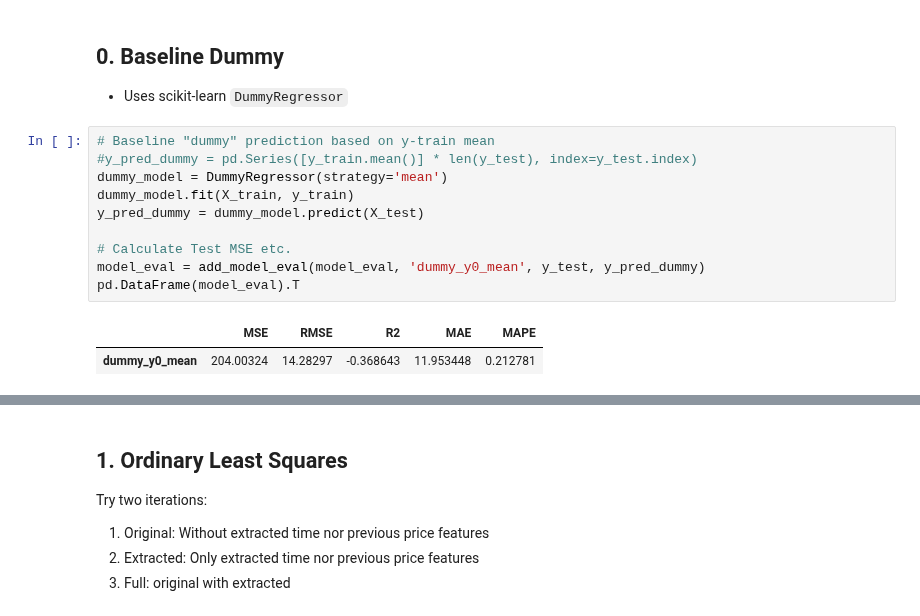
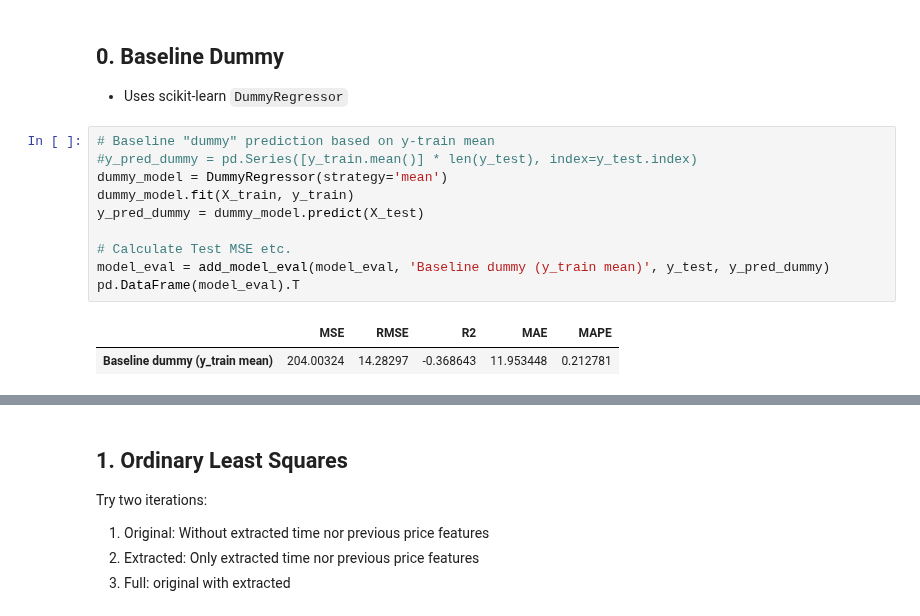
Before and after one commit to MDS-Mountain-Club/MDS_ML_Project, a Jupyter notebook: Regression/linear_regression.ipynb, the cells around one changed output, grey strips where cells are left out. Saved outputs shown, nothing was run; the diff lists cells and outputs as text.

```diff
--- a/Regression/linear_regression.ipynb
+++ b/Regression/linear_regression.ipynb
@@ -90,16 +92,16 @@ model_eval = dict()
 # %%
 # Baseline "dummy" prediction based on y-train mean
 #y_pred_dummy = pd.Series([y_train.mean()] * len(y_test), index=y_test.index)
 dummy_model = DummyRegressor(strategy='mean')
 dummy_model.fit(X_train, y_train)
 y_pred_dummy = dummy_model.predict(X_test)
 
 # Calculate Test MSE etc.
-model_eval = add_model_eval(model_eval, 'dummy_y0_mean', y_test, y_pred_dummy)
+model_eval = add_model_eval(model_eval, 'Baseline dummy (y_train mean)', y_test, y_pred_dummy)
 pd.DataFrame(model_eval).T
 # %% [output]
 |  | MSE | RMSE | R2 | MAE | MAPE |
-| dummy_y0_mean | 204.00324 | 14.28297 | -0.368643 | 11.953448 | 0.212781 |
+| Baseline dummy (y_train mean) | 204.00324 | 14.28297 | -0.368643 | 11.953448 | 0.212781 |
 # %%
 # Key regression plots
 fig, axes = plt.subplots(1, 3, figsize=(9, 3))
```
Also changed, not shown: parts of 41 cells of this notebook.
